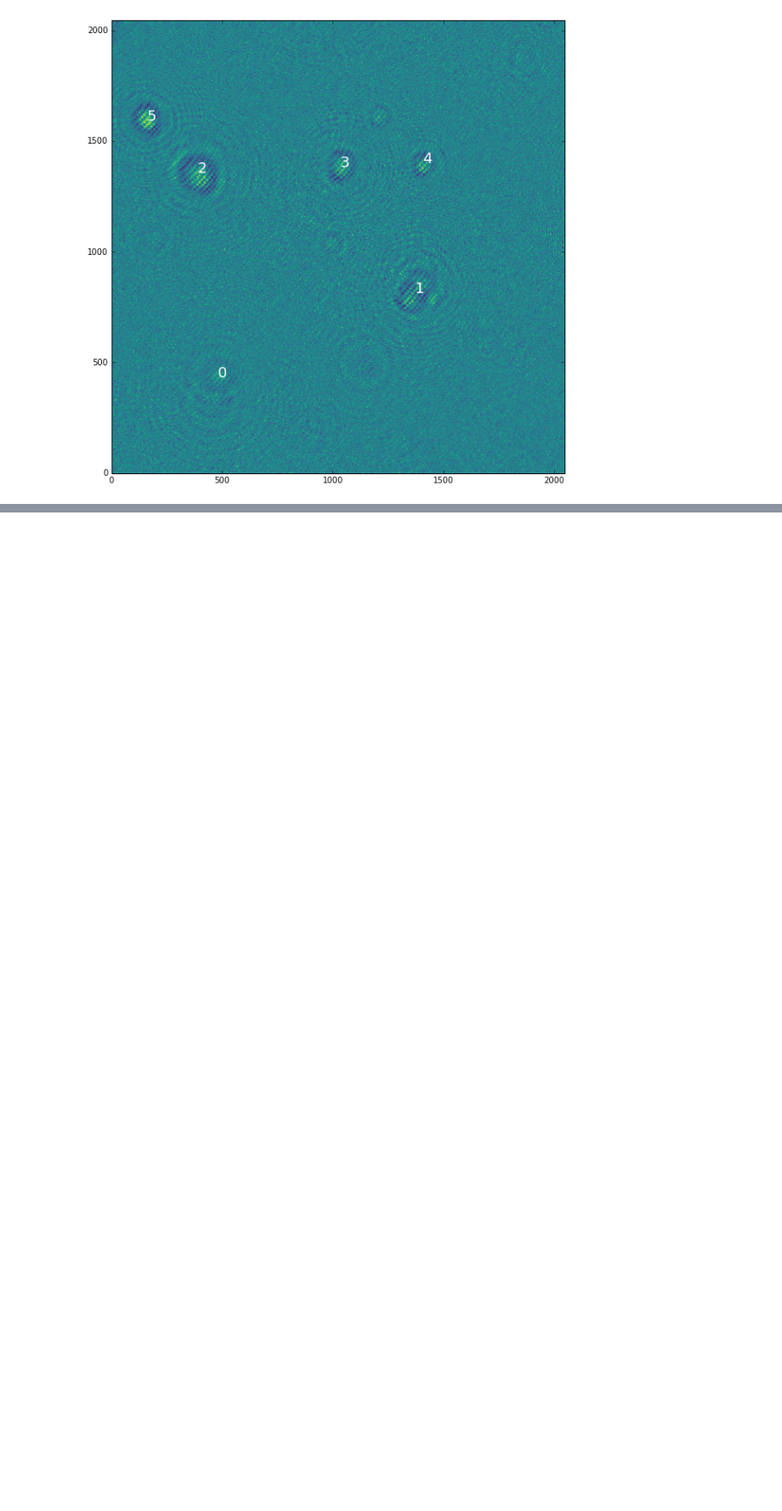
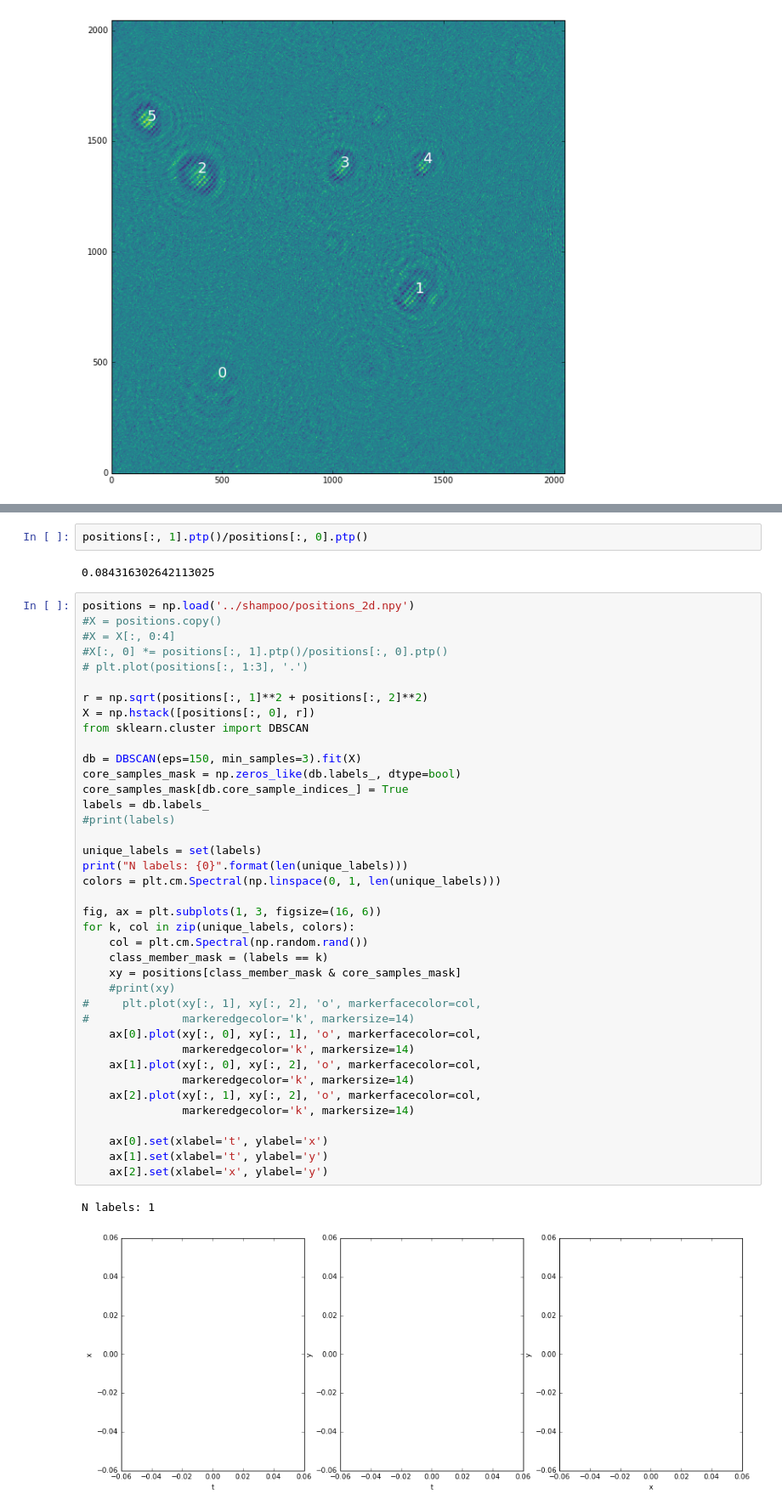
Before and after one commit to bmorris3/shampoo-dev, a Jupyter notebook: median_sub_hologram.ipynb, the cells around one changed output, grey strips where cells are left out. Shown at 85% size. Saved outputs shown, nothing was run; the diff lists cells and outputs as text; blank space fills up the shorter version.

Commit message:
Experimenting with clustering algorithms

```diff
--- a/median_sub_hologram.ipynb
+++ b/median_sub_hologram.ipynb
@@ -64,0 +89,46 @@ plot_centroids(h105, centroids)
+# %%
+positions[:, 1].ptp()/positions[:, 0].ptp()
+# %% [output]
+0.084316302642113025
+# %%
+positions = np.load('../shampoo/positions_2d.npy')
+#X = positions.copy()
+#X = X[:, 0:4]
+#X[:, 0] *= positions[:, 1].ptp()/positions[:, 0].ptp()
+# plt.plot(positions[:, 1:3], '.')
+
+r = np.sqrt(positions[:, 1]**2 + positions[:, 2]**2)
+X = np.hstack([positions[:, 0], r])
+from sklearn.cluster import DBSCAN
+
+db = DBSCAN(eps=150, min_samples=3).fit(X)
+core_samples_mask = np.zeros_like(db.labels_, dtype=bool)
+core_samples_mask[db.core_sample_indices_] = True
+labels = db.labels_
+#print(labels)
+
+unique_labels = set(labels)
+print("N labels: {0}".format(len(unique_labels)))
+colors = plt.cm.Spectral(np.linspace(0, 1, len(unique_labels)))
+
+fig, ax = plt.subplots(1, 3, figsize=(16, 6))
+for k, col in zip(unique_labels, colors):
+    col = plt.cm.Spectral(np.random.rand())
+    class_member_mask = (labels == k)
+    xy = positions[class_member_mask & core_samples_mask]
+    #print(xy)
+#     plt.plot(xy[:, 1], xy[:, 2], 'o', markerfacecolor=col,
+#              markeredgecolor='k', markersize=14)
+    ax[0].plot(xy[:, 0], xy[:, 1], 'o', markerfacecolor=col,
+               markeredgecolor='k', markersize=14)
+    ax[1].plot(xy[:, 0], xy[:, 2], 'o', markerfacecolor=col,
+               markeredgecolor='k', markersize=14)
+    ax[2].plot(xy[:, 1], xy[:, 2], 'o', markerfacecolor=col,
+               markeredgecolor='k', markersize=14)
+
+    ax[0].set(xlabel='t', ylabel='x')
+    ax[1].set(xlabel='t', ylabel='y')
+    ax[2].set(xlabel='x', ylabel='y')
+# %% [output]
+N labels: 1
+[figure, added]
```
Also changed, not shown: parts of 13 cells of this notebook.
